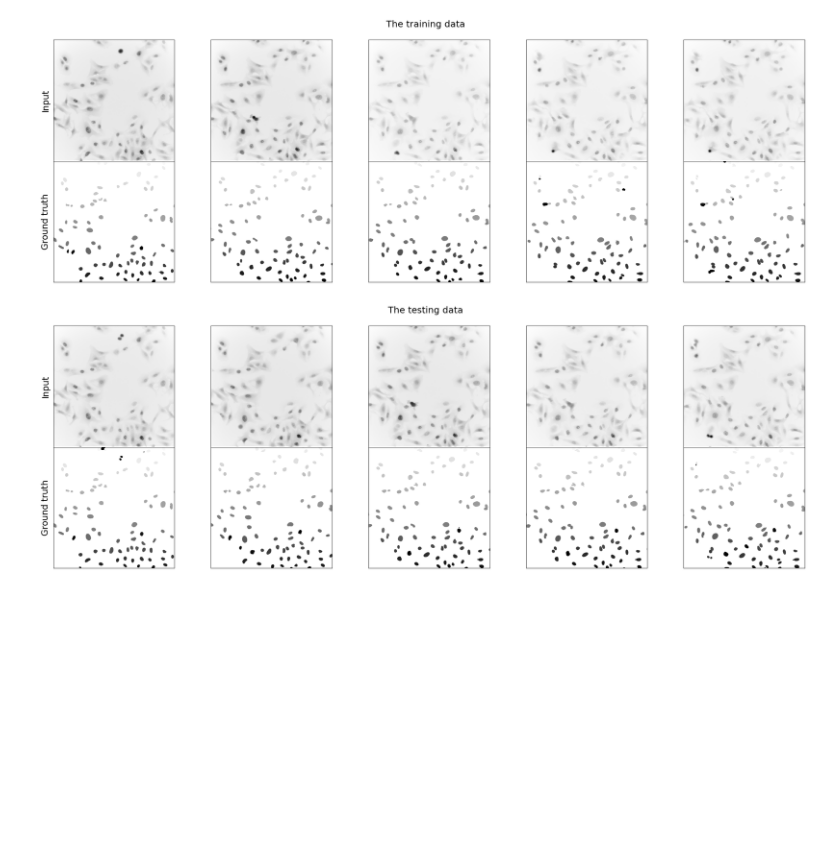
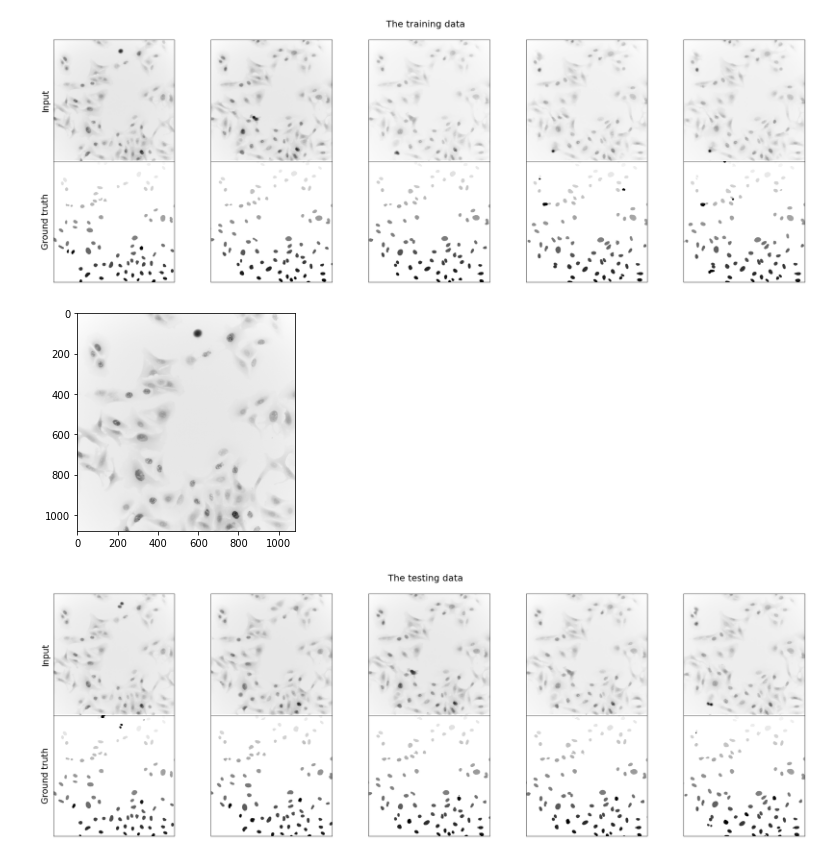
Before and after one commit to rzuberi/cell-SCT, a Jupyter notebook: segmentation/seg_model_training.ipynb, the cells around one changed output. Saved outputs shown, nothing was run; the diff lists cells and outputs as text; code cells hidden in the pictures; blank space fills up the shorter version.

```diff
--- a/segmentation/seg_model_training.ipynb
+++ b/segmentation/seg_model_training.ipynb
@@ -56,6 +56,13 @@ for i in range(10):
 plt.show()
 # %% [output]
 [figure]
+# %%
+img = plt.imread(train_input[0])
+plt.imshow(img, cmap='gray_r')
+plt.savefig('myimage2.svg', format='svg', dpi=2000)
+plt.show()
+# %% [output]
+[figure, added]
 # %%
 #Displaying the testing data
 fig, ax = plt.subplots(figsize=(24,8))
```
Also changed, not shown: 3 other files.
